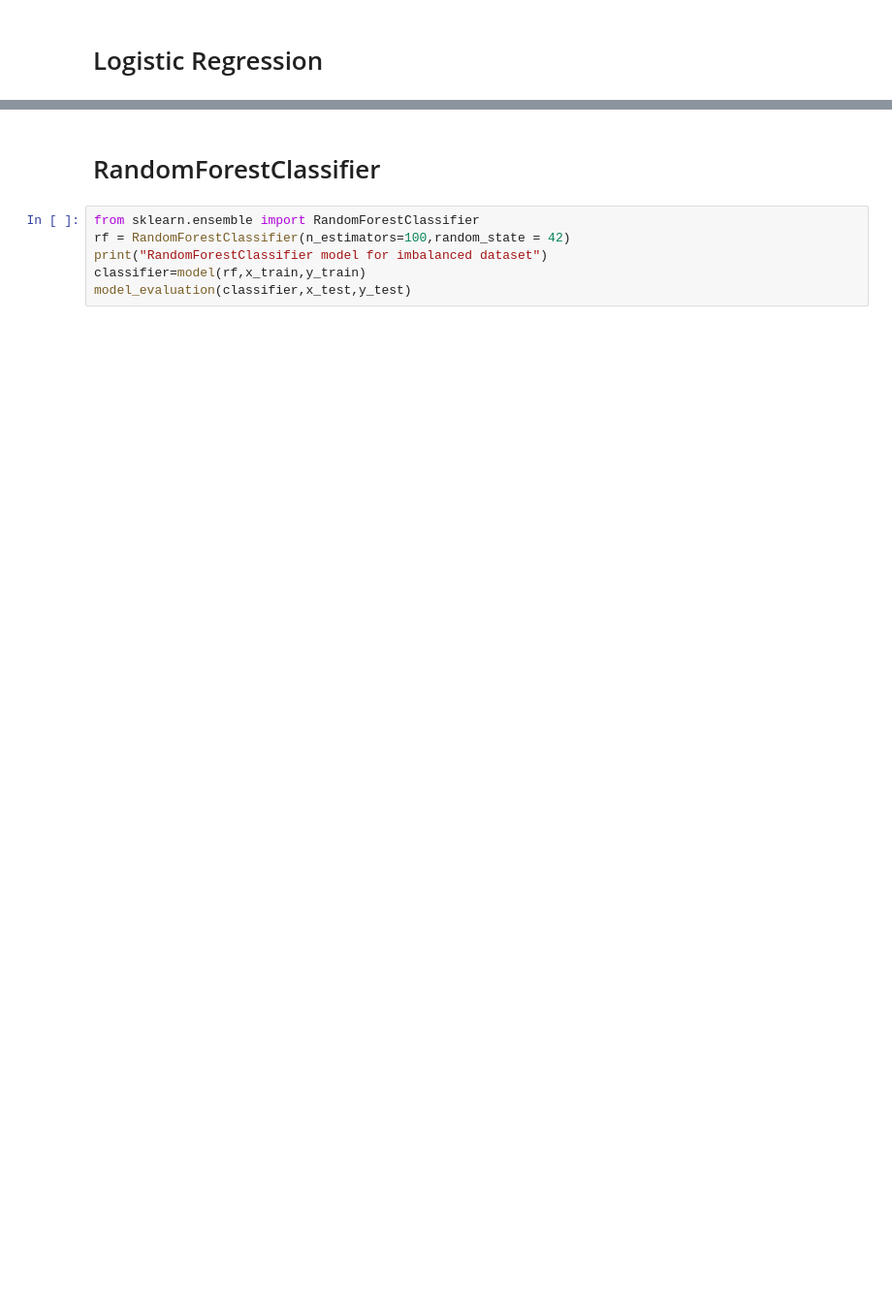
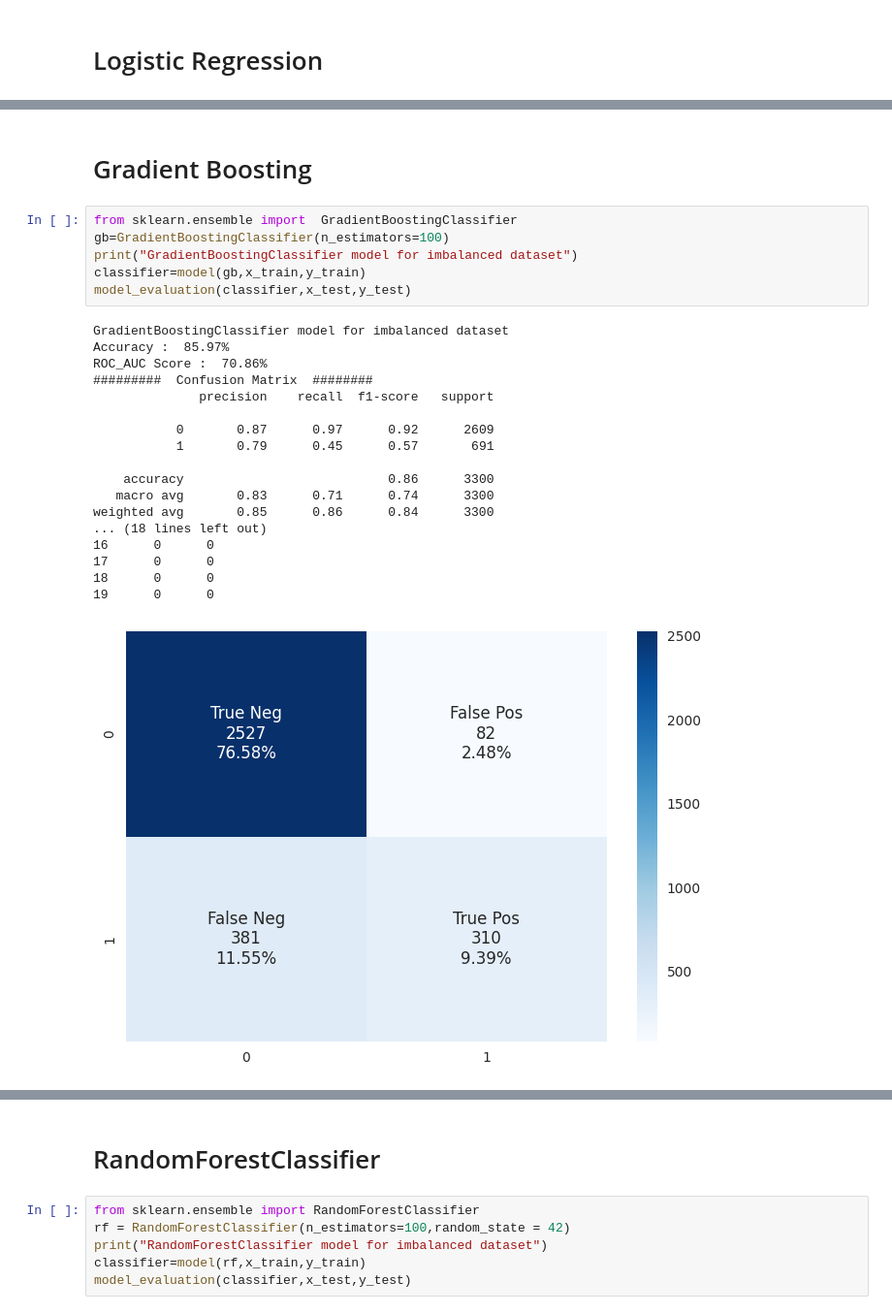
Before and after one commit to sabira11/ENCRYPTIX_Task, a Jupyter notebook: Bank customer Churn Prediction.ipynb, the cells around one changed output, grey strips where cells are left out. Shown at 97% size. Drawn from its saved outputs; the diff is of its cells as text; blank space fills up the shorter version.

```diff
--- a/Bank customer Churn Prediction.ipynb
+++ b/Bank customer Churn Prediction.ipynb
@@ -403,0 +379,27 @@ weighted avg       0.69      0.69      0.69      5256
+# %% [markdown]
+# Gradient Boosting
+# %%
+from sklearn.ensemble import  GradientBoostingClassifier
+gb=GradientBoostingClassifier(n_estimators=100)
+print("GradientBoostingClassifier model for imbalanced dataset")
+classifier=model(gb,x_train,y_train)
+model_evaluation(classifier,x_test,y_test)
+# %% [output]
+GradientBoostingClassifier model for imbalanced dataset
+Accuracy :  85.97%
+ROC_AUC Score :  70.86%
+#########  Confusion Matrix  ########
+              precision    recall  f1-score   support
+
+           0       0.87      0.97      0.92      2609
+           1       0.79      0.45      0.57       691
+
+    accuracy                           0.86      3300
+   macro avg       0.83      0.71      0.74      3300
+weighted avg       0.85      0.86      0.84      3300
+... (18 lines left out)
+16      0      0
+17      0      0
+18      0      0
+19      0      0
+[figure, added]
```
Also changed, not shown: parts of 28 cells of this notebook.
